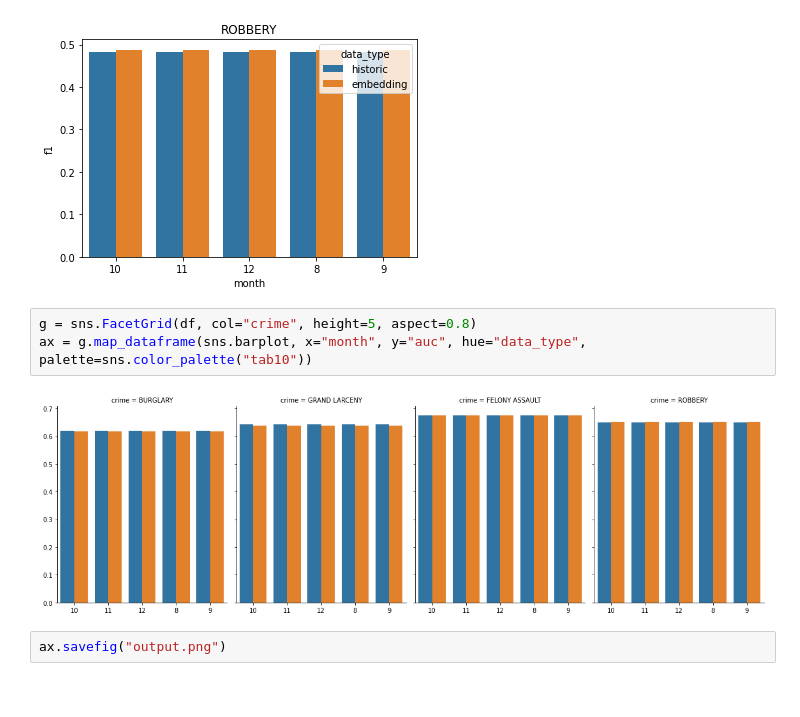
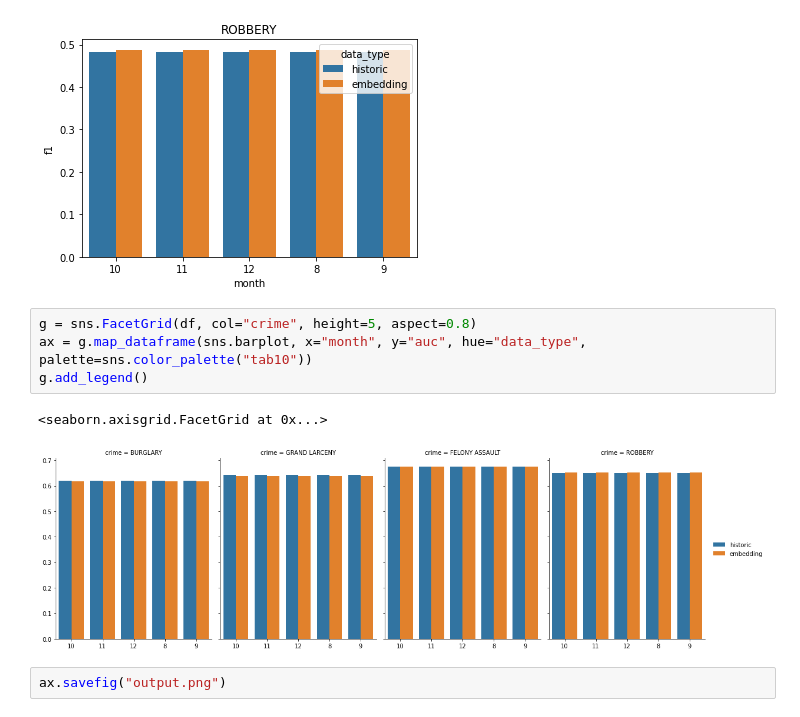
Before and after one commit to eyalmazuz/Crimeformer, a Jupyter notebook: notebooks/Training.ipynb, the cells around one changed output. Drawn from its saved outputs; the diff is of its cells as text.

Commit message:
added legend to the plot

```diff
--- a/notebooks/Training.ipynb
+++ b/notebooks/Training.ipynb
@@ -178,7 +178,9 @@ for crime in df.crime.unique():
 # %%
 g = sns.FacetGrid(df, col="crime", height=5, aspect=0.8)
 ax = g.map_dataframe(sns.barplot, x="month", y="auc", hue="data_type", palette=sns.color_palette("tab10"))
+g.add_legend()
 # %% [output]
+<seaborn.axisgrid.FacetGrid at 0x...>
-[figure, old version]
+[figure, new version]
 # %%
 ax.savefig("output.png")
```
Also changed, not shown: 1 other file.
